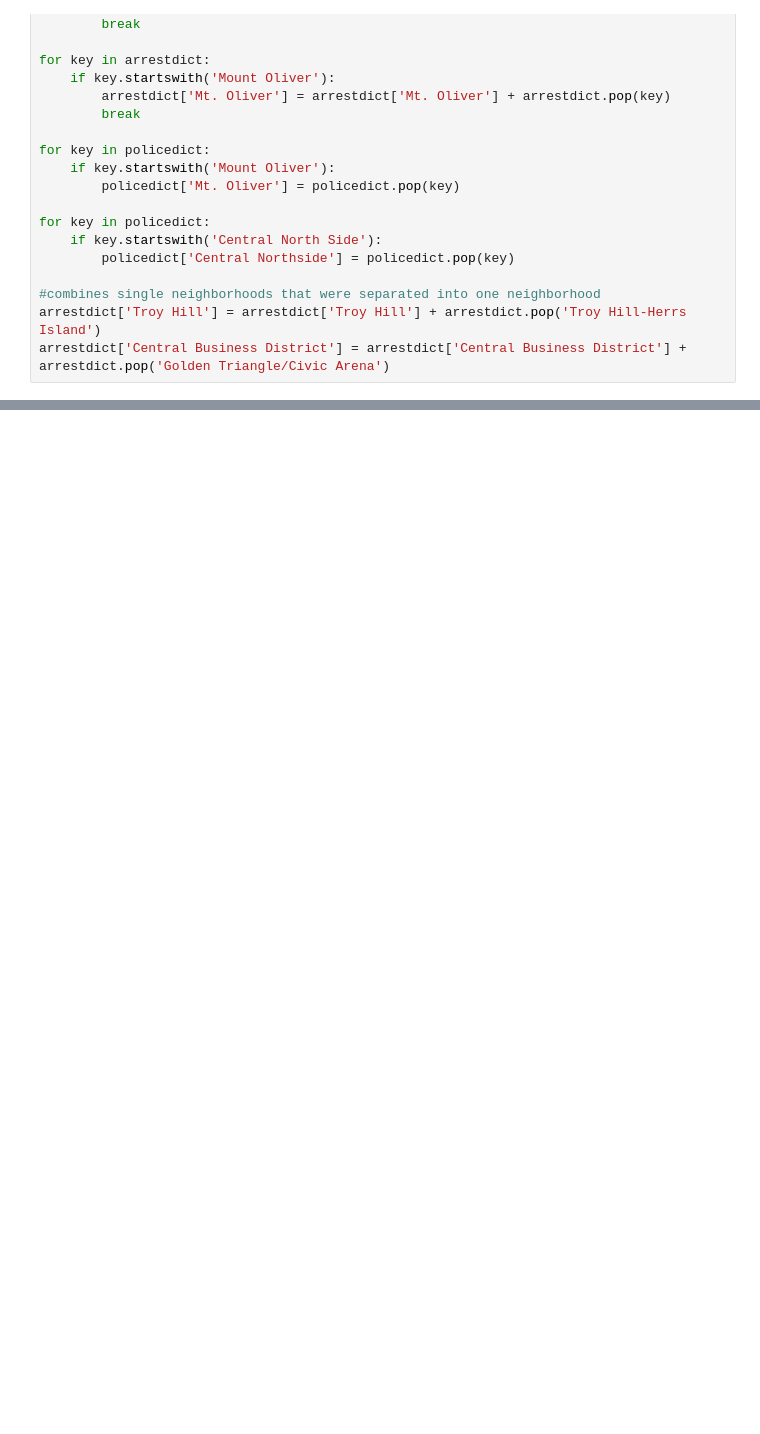
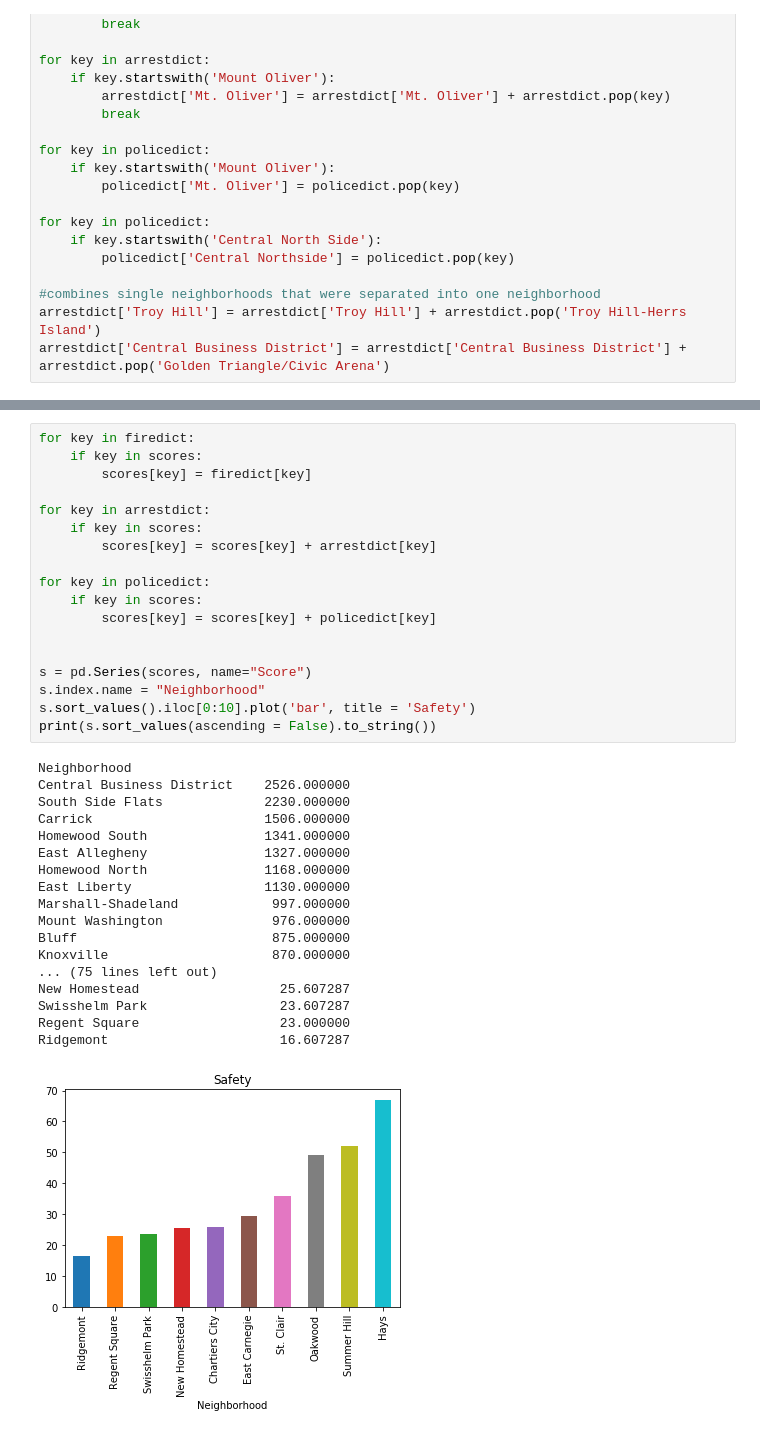
Before and after one commit to ty-com/big-ideas-final-project, a Jupyter notebook: tylersMain.ipynb, the cells around one changed output, grey strips where cells are left out. Drawn from its saved outputs; the diff is of its cells as text; blank space fills up the shorter version.

```diff
--- a/tylersMain.ipynb
+++ b/tylersMain.ipynb
@@ -79,0 +80,37 @@ s.sort_values().iloc[0:10].plot('bar')
+# %%
+for key in firedict:
+    if key in scores:
+        scores[key] = firedict[key]
+
+for key in arrestdict:
+    if key in scores:
+        scores[key] = scores[key] + arrestdict[key]
+
+for key in policedict:
+    if key in scores:
+        scores[key] = scores[key] + policedict[key]
+
+
+s = pd.Series(scores, name="Score")
+s.index.name = "Neighborhood"
+s.sort_values().iloc[0:10].plot('bar', title = 'Safety')
+print(s.sort_values(ascending = False).to_string())
+# %% [output]
+Neighborhood
+Central Business District    2526.000000
+South Side Flats             2230.000000
+Carrick                      1506.000000
+Homewood South               1341.000000
+East Allegheny               1327.000000
+Homewood North               1168.000000
+East Liberty                 1130.000000
+Marshall-Shadeland            997.000000
+Mount Washington              976.000000
+Bluff                         875.000000
+Knoxville                     870.000000
+... (75 lines left out)
+New Homestead                  25.607287
+Swisshelm Park                 23.607287
+Regent Square                  23.000000
+Ridgemont                      16.607287
+[figure, added]
```
Also changed, not shown: parts of 4 cells of this notebook.
